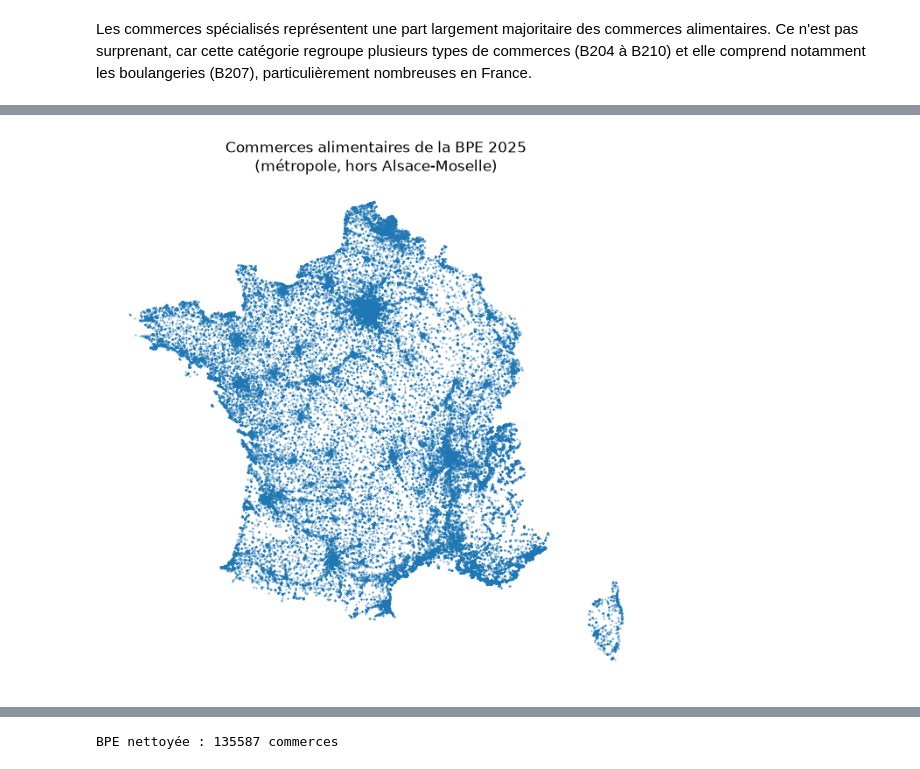
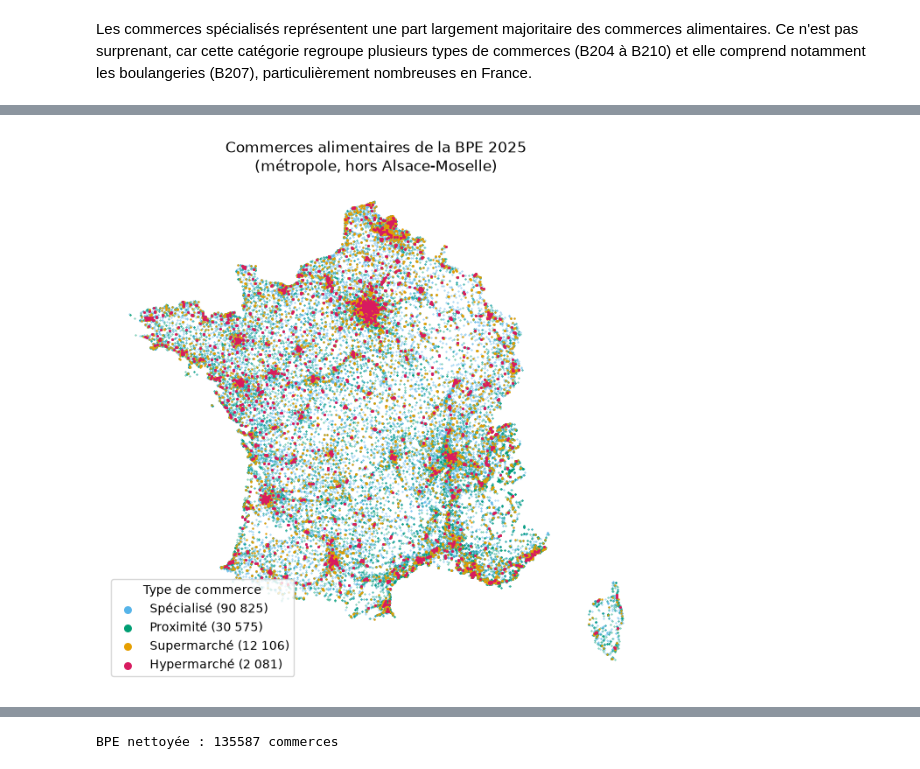
Before and after one commit to Samsamdu86/projet__python_DS, a Jupyter notebook: notebooks/01_nettoyage_bpe.ipynb, the cells around one changed output, grey strips where cells are left out. Drawn from its saved outputs; the diff is of its cells as text; code cells hidden in the pictures.

Commit message:
01 : carte par catégorie, zooms Paris et Saint-Étienne, grands magasins, vérification des doublons

```diff
--- a/notebooks/01_nettoyage_bpe.ipynb
+++ b/notebooks/01_nettoyage_bpe.ipynb
@@ -308,6 +355,29 @@ Les commerces spécialisés représentent une part largement majoritaire des com
 # %%
-ax = bpe_geo.plot(markersize=0.1, figsize=(8, 8))
+import matplotlib.pyplot as plt
+
+# Regroupement des 11 types en 4 catégories
+categories_bpe = {
+    "B104": "Hypermarché",
+    "B105": "Supermarché",
+    "B201": "Proximité",
+    "B202": "Proximité",
+}
+bpe_geo["categorie"] = bpe_geo["TYPEQU"].map(categories_bpe).fillna("Spécialisé")
+
+# Les catégories nombreuses sont tracées en premier, les plus rares par-dessus
+couleurs = {"Spécialisé": "#56B4E9", "Proximité": "#009E73", "Supermarché": "#E69F00", "Hypermarché": "#D81B60"}
+tailles = {"Spécialisé": 0.1, "Proximité": 0.1, "Supermarché": 0.5, "Hypermarché": 1.5}
+
+fig, ax = plt.subplots(figsize=(8, 8))
+for categorie, couleur in couleurs.items():
+    sous_ensemble = bpe_geo[bpe_geo["categorie"] == categorie]
+    sous_ensemble.plot(ax=ax, color=couleur, markersize=tailles[categorie],
+                       label=f"{categorie} ({len(sous_ensemble):,})".replace(",", " "))
+
+legende = ax.legend(loc="lower left", title="Type de commerce")
+for marqueur in legende.legend_handles:
+    marqueur.set_sizes([30])
 ax.set_title("Commerces alimentaires de la BPE 2025\n(métropole, hors Alsace-Moselle)")
 ax.set_axis_off()
 # %% [output]
-[figure, old version]
+[figure, new version]
```
Also changed, not shown: parts of 12 cells of this notebook.
